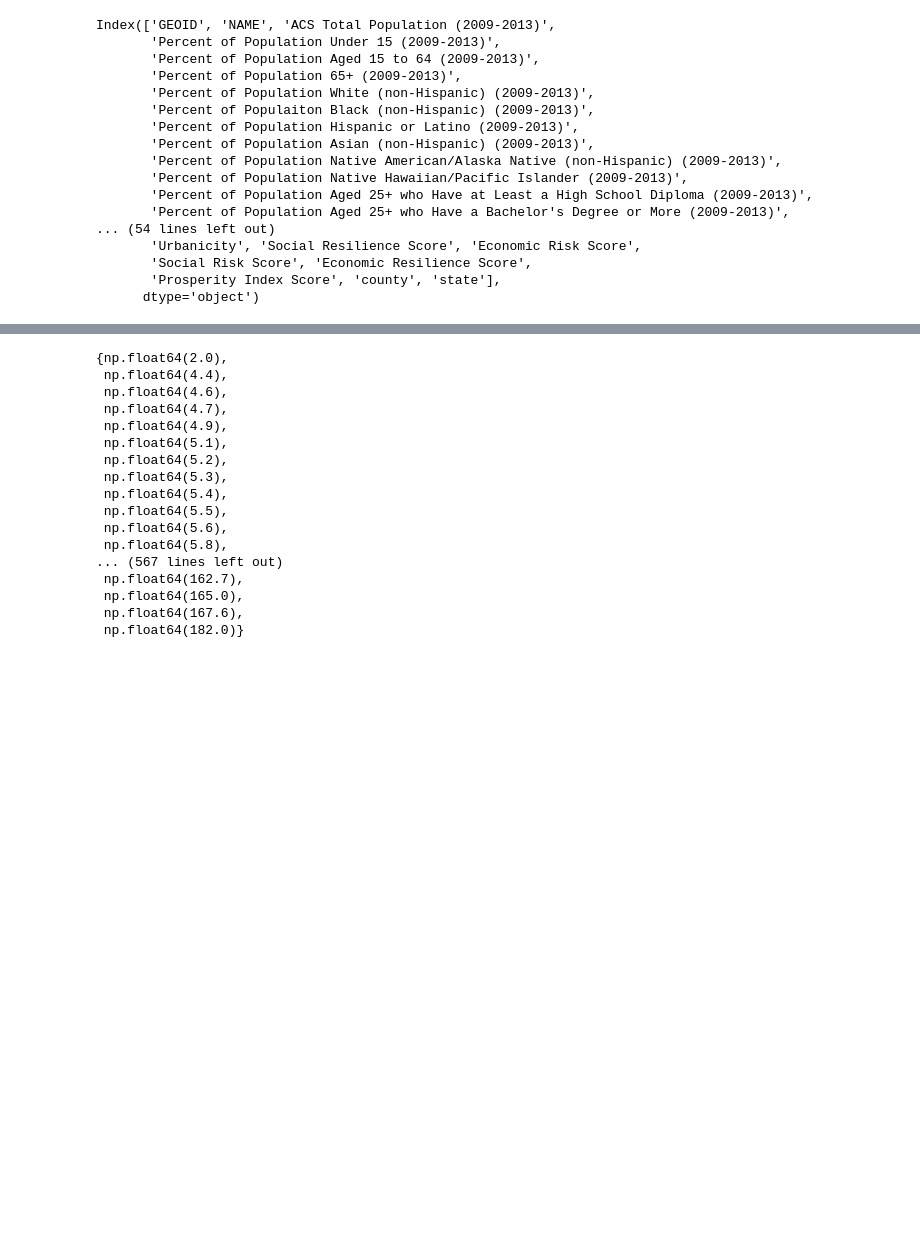
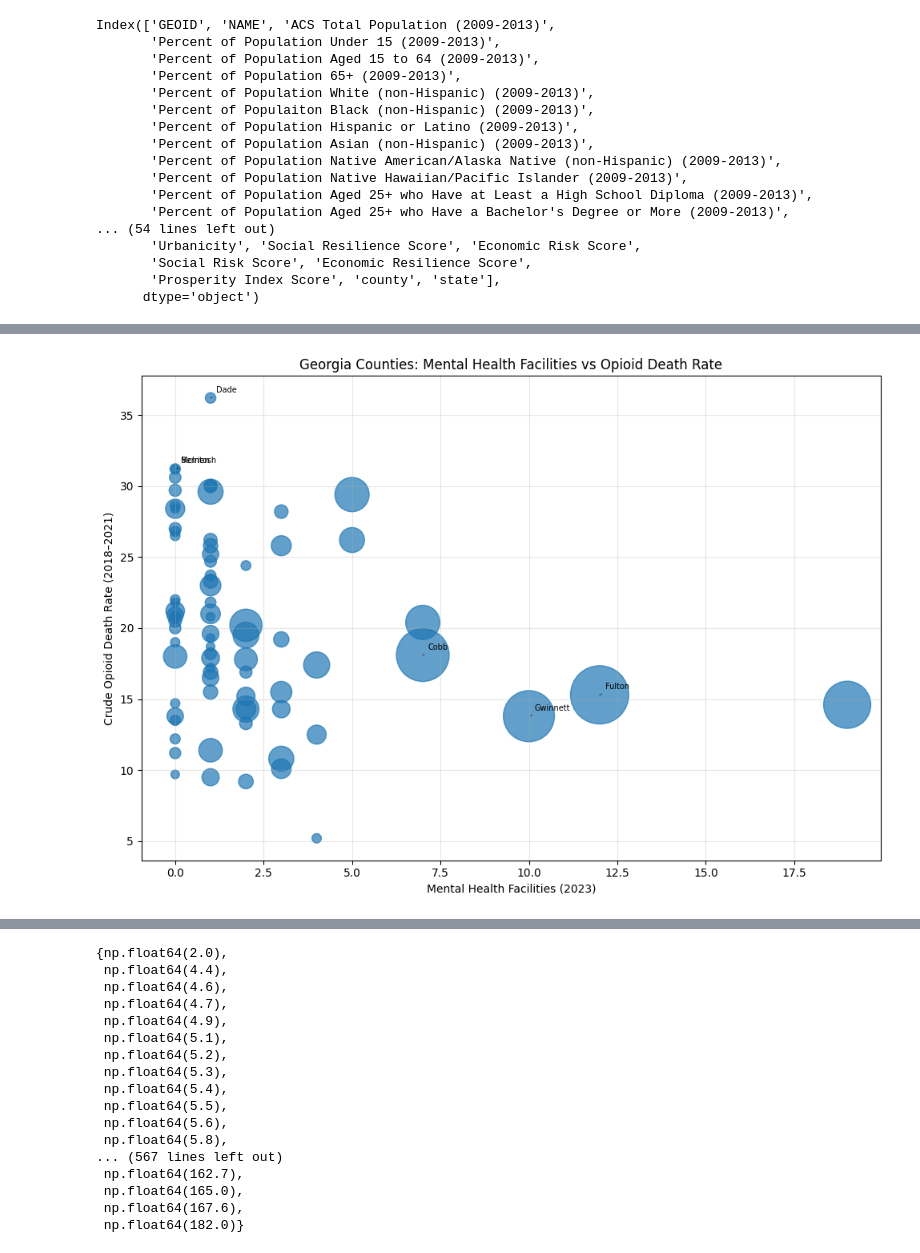
Before and after one commit to SumonKantiDey/Overdose-Rate-Visualisation, a Jupyter notebook: clean-dataset-EDA.ipynb, the cells around one changed output, grey strips where cells are left out. Drawn from its saved outputs; the diff is of its cells as text; code cells hidden in the pictures; blank space fills up the shorter version.

Commit message:
death_vs_health_facilities code updated

```diff
--- a/clean-dataset-EDA.ipynb
+++ b/clean-dataset-EDA.ipynb
@@ -33,0 +70,76 @@ Index(['GEOID', 'NAME', 'ACS Total Population (2009-2013)',
+# %%
+# Keep only county rows
+# df = ga_state_clean.copy()
+df = pd.read_csv("ga_state_clean.csv")
+
+# Columns to use
+facility_col = "Number of Mental Health Facilities (As of March 2023)"
+rate_col = "Crude Opioid Death Rate (2018-2021)"
+count_col = "Opioid Death Count (2018-2021)"
+
+cols = [rate_col, count_col]
+
+# Clean data
+for col in cols:
+    df[col] = (
+        df[col]
+        .astype(str)
+        .str.strip()
+        .str.replace("*", "", regex=False)
+        .replace("Suppressed", pd.NA)
+    )
+    df[col] = pd.to_numeric(df[col], errors="coerce")
+
+# Remove missing rows
+plot_df = df.dropna(subset=cols)
+
+# Plot
+plt.figure(figsize=(10, 7))
+
+plt.scatter(
+    plot_df[facility_col],
+    plot_df[rate_col],
+    s=plot_df[count_col] * 6,
+    alpha=0.7
+)
+
+plt.xlabel("Mental Health Facilities (2023)")
+plt.ylabel("Crude Opioid Death Rate (2018–2021)")
+plt.title("Georgia Counties: Mental Health Facilities vs Opioid Death Rate")
+
+plt.grid(True, alpha=0.3)
+
+# Label top counties
+# top = plot_df.nlargest(15, rate_col)
+
+# for _, row in top.iterrows():
+#     label = str(row["county"]).replace(" County", "")
+#     print(label)
+#     plt.annotate(
+#         label,
+#         (row[facility_col], row[rate_col]),
+#         fontsize=8
+#     )
+
+top_rate = plot_df.nlargest(3, rate_col)
+top_count = plot_df.nlargest(3, count_col)
+
+to_label = pd.concat([top_rate, top_count]).drop_duplicates()
+
+for _, row in to_label.iterrows():
+    if pd.notna(row["county"]):
+        label = str(row["county"]).replace(" County", "")
+
+        plt.annotate(
+            label,
+            (row[facility_col], row[rate_col]),
+            xytext=(5, 5),
+            textcoords="offset points",
+            fontsize=7,
+            arrowprops=dict(arrowstyle="-", alpha=0.5)
+        )
+
+plt.tight_layout()
+plt.show()
+# %% [output]
+[figure, added]
```
Also changed, not shown: parts of 7 cells of this notebook, 4 other files.
